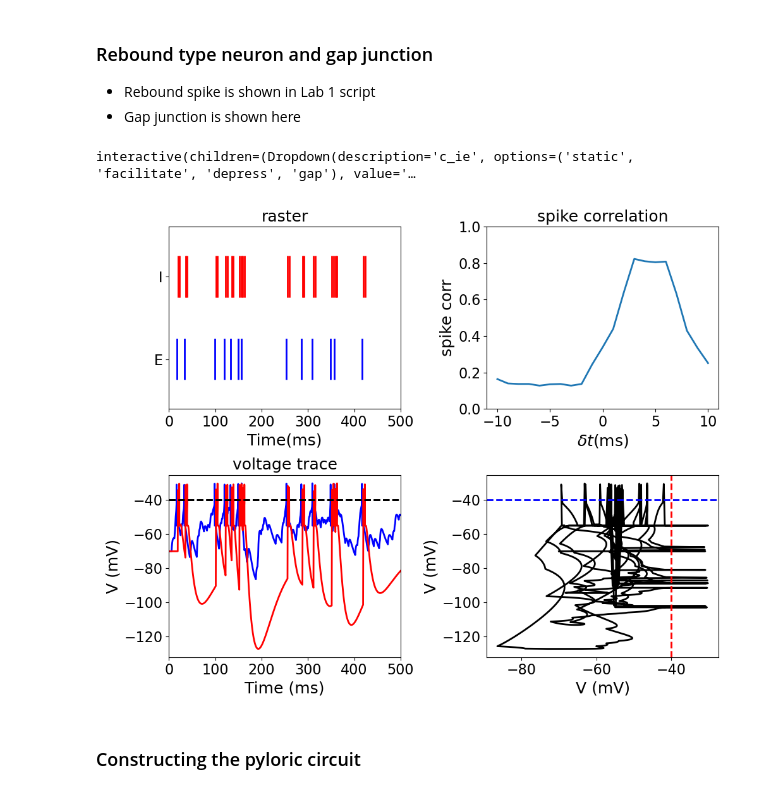
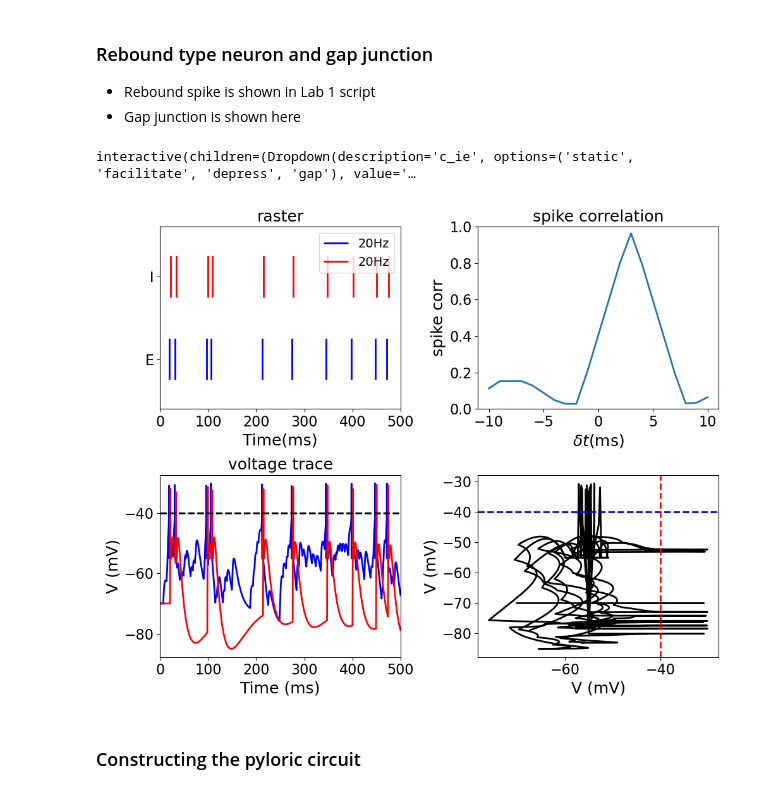
Before and after one commit to michaelglh/STG, a Jupyter notebook: stg_colab.ipynb, the cells around one changed output. Cells and saved outputs as stored; diff of their text form; code cells hidden in the pictures.

```diff
--- a/stg_colab.ipynb
+++ b/stg_colab.ipynb
@@ -105,14 +105,18 @@ def update_EI(c_ie='static'):
     nrns[1].update(tonic_neuron)
 
     # background noise
-    noise = Poisson_generator(sim=h, rate=250)
+    noise = Poisson_generator(sim=h, rate=200)
     nrns[0].connect(noise, {'ctype':'static', 'weight':wt, 'delay':dl})
 
     # recurrent connections
     tps = [ ['static', 'static'],
             [c_ie, 'static']]
+    if c_ie == 'gap':
+        J_ie = 3.9e2
+    else:
+        J_ie = 1e1
     con = np.array([[0., 0.],
-                    [2e1, 0.]])
+                    [J_ie, 0.]])
     dly = np.random.uniform(2., 5., (N,N))
     synspecs = [[{} for _ in range(N)] for _ in range(N)]
     for i in range(N):
@@ -137,7 +141,8 @@ def update_EI(c_ie='static'):
             coins.append(np.dot(bin_spikes[1][:index], bin_spikes[0][-index:]))
         else:
             coins.append(np.dot(bin_spikes[0], bin_spikes[1]))
-    coins = np.array(coins)/np.sqrt(np.dot(bin_spikes[0], bin_spikes[0]))/np.sqrt(np.dot(bin_spikes[1], bin_spikes[1]))
+    with np.errstate(divide='ignore', invalid='ignore'):
+        coins = np.divide(np.array(coins), np.sqrt(np.dot(bin_spikes[0], bin_spikes[0]))*np.sqrt(np.dot(bin_spikes[1], bin_spikes[1])))
 
     # visualize
     plt.clf()
@@ -145,39 +150,39 @@ def update_EI(c_ie='static'):
     plt.subplot(2,N,1)
     plt.title('raster')
     for nrn, c, l in zip(nrns, cs, range(N)):
-        plt.eventplot(nrn.spikes['times'], lineoffsets=2*l, colors=c)
+        plt.eventplot(nrn.spikes['times'], lineoffsets=2*l, colors=c, label='%dHz'%(len(nrn.spikes['times'])/T*1e3))
     plt.xlabel('Time(ms)')
     plt.yticks([0, 2], ['E', 'I'])
     plt.xlim([0., T])
+    plt.legend()
 
     plt.subplot(2,N,2)
     plt.title('spike correlation')
     plt.plot(deltats, coins)
     plt.xlabel(r'$\delta t$(ms)')
     plt.ylabel('spike corr')
     plt.ylim([0, 1])
 
     # voltage traces
     plt.subplot(2,N,N+1)
     for id, c in zip(range(N), cs):
         if id == 0:
             plt.title('voltage trace')
         plt_par = {'dt':dt, 'range_t':np.arange(0., T, dt), 'V_th':nrns[id].V_th}
         plot_volt_trace(plt_par, nrns[id].v, np.array(nrns[id].spikes['times']), c=c)
         plt.xlim([0., T])
 
     # gap junction
     plt.subplot(2,N,N+2)
     plt_par = {'dt':dt, 'V_ths':[nrn.V_th for nrn in nrns]}
     pair_volt_trace(plt_par, [nrn.v for nrn in nrns], [np.array(nrn.spikes['times']) for nrn in nrns])
-
     plt.tight_layout()
 
 fig_EI, axes = plt.subplots(2,N,figsize=(5*N,8))
 widgets.interact(update_EI, c_ie=Ctypes);
 # %% [output]
 interactive(children=(Dropdown(description='c_ie', options=('static', 'facilitate', 'depress', 'gap'), value='…
-[figure, old version]
+[figure, new version]
 # %% [markdown]
 ### Constructing the pyloric circuit
 # %%
```
Also changed, not shown: parts of 1 cell of this notebook, 2 other files.
